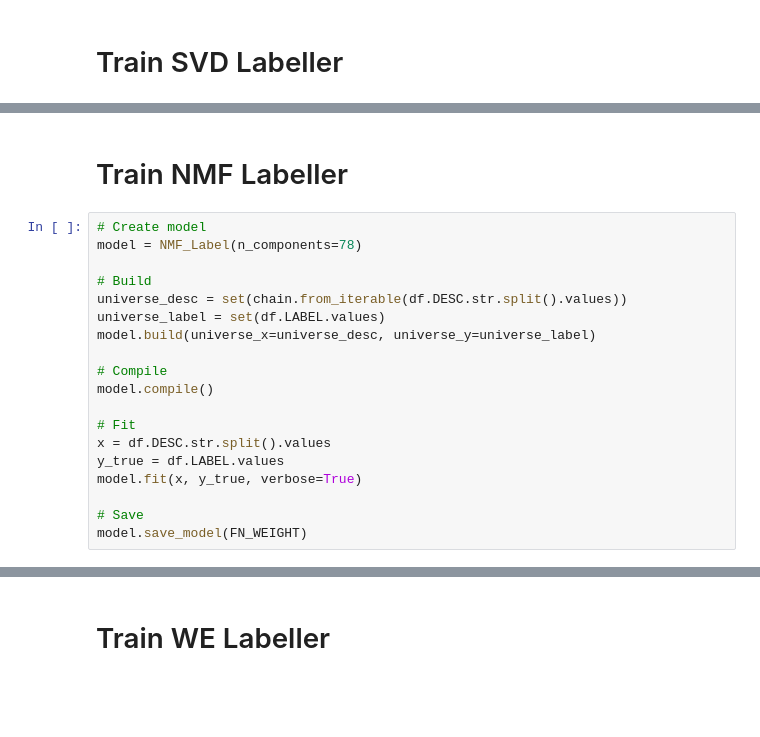
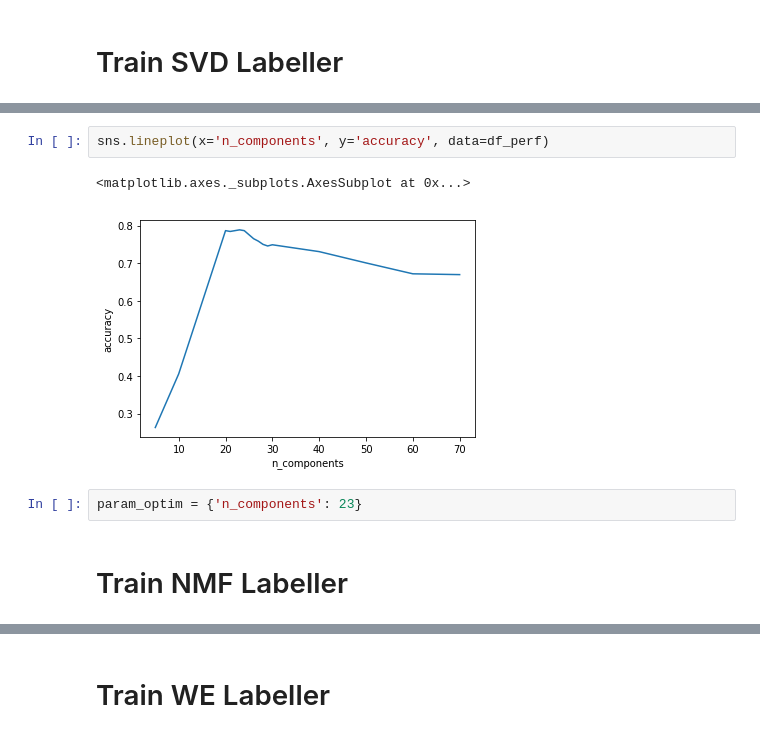
Before and after one commit to zl376/label_it, a Jupyter notebook: main.ipynb, the cells around one changed output, grey strips where cells are left out. Drawn from its saved outputs; the diff is of its cells as text; blank space fills up the shorter version.

Commit message:
Add:      1. Hyper parameter tuning for               1.1 SVD               1.2 NMF               1.3 WE

```diff
--- a/main.ipynb
+++ b/main.ipynb
@@ -50,21 +103,9 @@ model.save_model(FN_WEIGHT)
+# %%
+sns.lineplot(x='n_components', y='accuracy', data=df_perf)
+# %% [output]
+<matplotlib.axes._subplots.AxesSubplot at 0x...>
+[figure, added]
+# %%
+param_optim = {'n_components': 23}
 # %% [markdown]
 # Train NMF Labeller
-# %%
-# Create model
-model = NMF_Label(n_components=78)
-
-# Build
-universe_desc = set(chain.from_iterable(df.DESC.str.split().values))
-universe_label = set(df.LABEL.values)
-model.build(universe_x=universe_desc, universe_y=universe_label)
-
-# Compile
-model.compile()
-
-# Fit
-x = df.DESC.str.split().values
-y_true = df.LABEL.values
-model.fit(x, y_true, verbose=True)
-
-# Save
-model.save_model(FN_WEIGHT)
```
Also changed, not shown: parts of 17 cells of this notebook.
